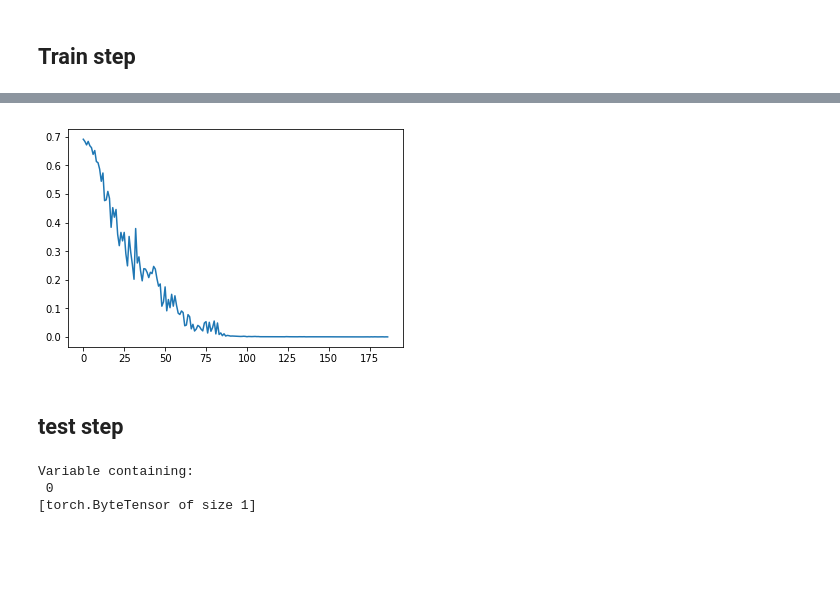
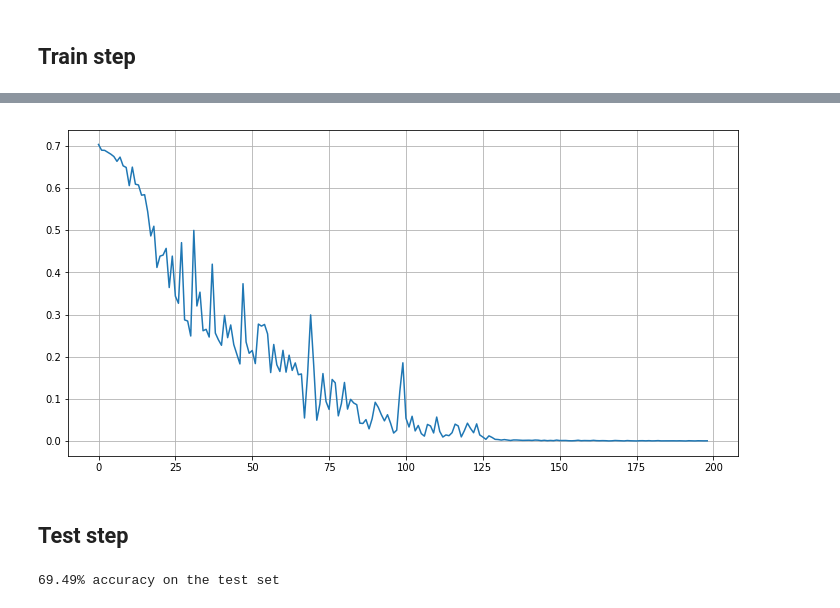
Before and after one commit to AlexBella365/FishNet, a Jupyter notebook: FishNet.ipynb, the cells around one changed output, grey strips where cells are left out. Drawn from its saved outputs; the diff is of its cells as text; code cells hidden in the pictures; blank space fills up the shorter version.

```diff
--- a/FishNet.ipynb
+++ b/FishNet.ipynb
@@ -209,8 +209,8 @@ LOSSES = []
 # %% [markdown]
 ## Train step
 # %%
-print_batch = 5
-N_epoch = 2
+print_batch = 10
+N_epoch = 20
 
 for epoch in range(N_epoch):  # loop over the dataset multiple times
 
@@ -235,7 +235,7 @@ for epoch in range(N_epoch):  # loop over the dataset multiple times
         running_loss += loss.data[0]
         if i % print_batch == 0:    # print every 20 mini-batches
             LOSSES.append(running_loss/print_batch)
-            print('[%d, %5d] loss: %.3f' %
+            print('[%3d, %3d] loss: %.3f' %
                   (epoch + 1, i , running_loss / print_batch))
             running_loss = 0.0
 
@@ -258,9 +260,11 @@ print('Finished Training')
 Finished Training
 # %%
 import matplotlib.pyplot as plt
+
 plt.plot(LOSSES)
+plt.grid()
 plt.show()
 # %% [output]
-[figure, old version]
+[figure, new version]
 # %% [markdown]
-## test step
+## Test step
@@ -271,10 +280,9 @@ for i, data in enumerate(testset):
     inputs, labels = Variable(inputs), Variable(labels)
     outputs = mynet(inputs)
     _,y = torch.max(outputs,1)
-    errors +=a
+    errors += (y!=labels).sum().data[0]
 
-errors
+accuracy = 1-errors/len(testset)
+print('{:0.2f}% accuracy on the test set'.format(100*accuracy))
 # %% [output]
-Variable containing:
- 0
-[torch.ByteTensor of size 1]
+69.49% accuracy on the test set
```
Also changed, not shown: parts of 4 cells of this notebook.
